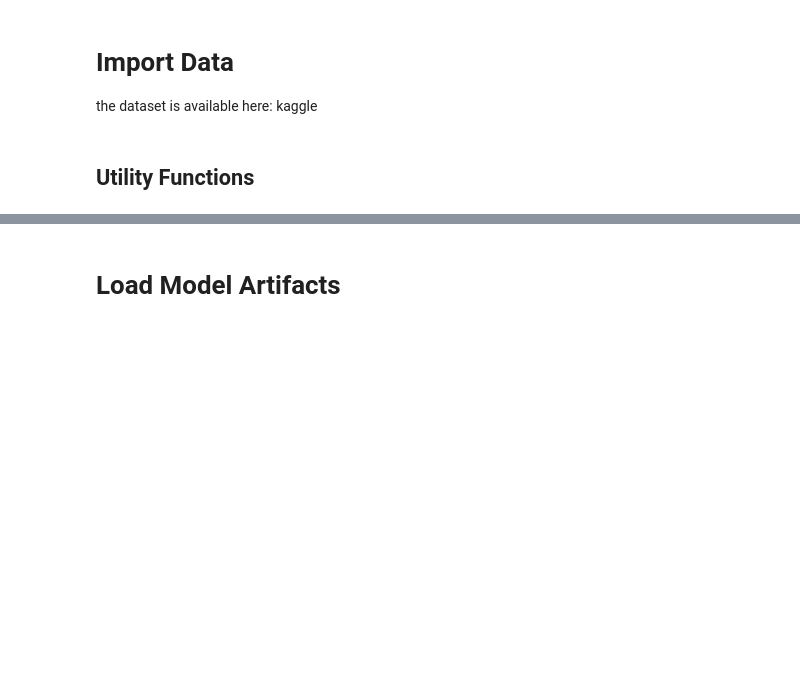
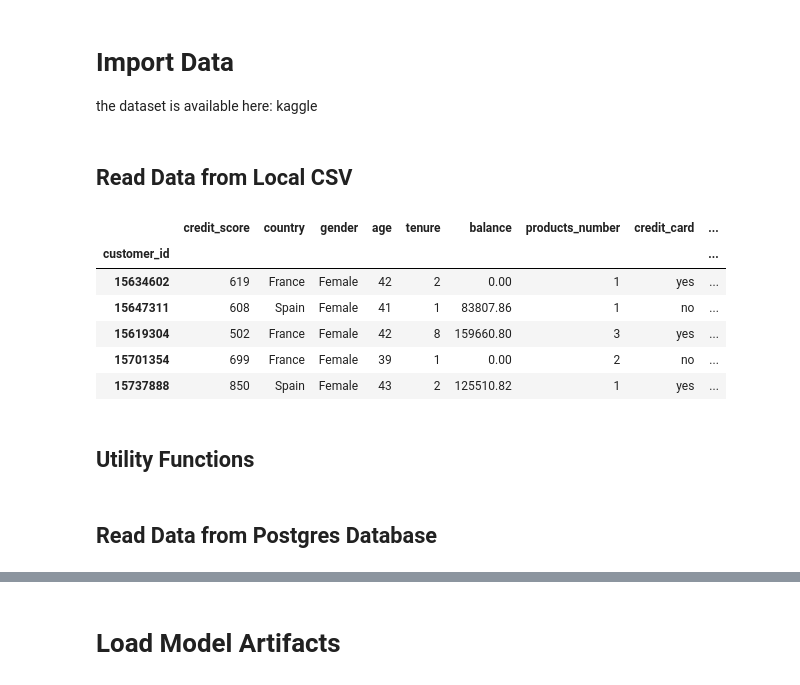
Before and after one commit to Sebastian1981/Marketing-Sales-Customer-Churn-Prediction-Webapp, a Jupyter notebook: experiment/02_bank_customer_churn_prediction_scoring_pipeline.ipynb, the cells around one changed output, grey strips where cells are left out. Saved outputs shown, nothing was run; the diff lists cells and outputs as text; code cells hidden in the pictures; blank space fills up the shorter version.

```diff
--- a/experiment/02_bank_customer_churn_prediction_scoring_pipeline.ipynb
+++ b/experiment/02_bank_customer_churn_prediction_scoring_pipeline.ipynb
@@ -8,21 +8,31 @@ import pandas as pd
 # %% [markdown]
 # Import Data
 the dataset is available here: kaggle
+# %% [markdown]
+## Read Data from Local CSV
 # %%
-## load data from local csv
-#df = pd.read_csv(
-#        filepath_or_buffer = '../data/bank_customers_churn_dataset.csv',
-#        index_col='customer_id'
-#)
-#
-## drop churn column for segmentation
-#df.drop('churn', axis=1, inplace=True)
-#
-## change type of categorical columns "credit_card" and "active_member"
-#df['credit_card'] = df['credit_card'].apply(lambda x: 'yes' if x == 1 else 'no')
-#df['active_member'] = df['active_member'].apply(lambda x: 'yes' if x == 1 else 'no')
-#
-#df.head()
+# load data from local csv
+df = pd.read_csv(
+        filepath_or_buffer = '../data/bank_customers_churn_dataset.csv',
+        index_col='customer_id'
+)
+
+# drop churn column for segmentation
+df.drop('churn', axis=1, inplace=True)
+
+# change type of categorical columns "credit_card" and "active_member"
+df['credit_card'] = df['credit_card'].apply(lambda x: 'yes' if x == 1 else 'no')
+df['active_member'] = df['active_member'].apply(lambda x: 'yes' if x == 1 else 'no')
+
+df.head()
+# %% [output]
+|  | credit_score | country | gender | age | tenure | balance | products_number | credit_card | ... |
+| customer_id |  |  |  |  |  |  |  |  | ... |
+| 15634602 | 619 | France | Female | 42 | 2 | 0.00 | 1 | yes | ... |
+| 15647311 | 608 | Spain | Female | 41 | 1 | 83807.86 | 1 | no | ... |
+| 15619304 | 502 | France | Female | 42 | 8 | 159660.80 | 3 | yes | ... |
+| 15701354 | 699 | France | Female | 39 | 1 | 0.00 | 2 | no | ... |
+| 15737888 | 850 | Spain | Female | 43 | 2 | 125510.82 | 1 | yes | ... |
 # %% [markdown]
 ## Utility Functions
 # %%
@@ -51,4 +61,6 @@ def get_data_from_my_postgre_db(password:str, table_name:str)->pd.DataFrame:
     conn.close()
     # turn dictionary into dataframe
     return pd.DataFrame.from_dict(data)
+# %% [markdown]
+## Read Data from Postgres Database
 # %%
```
Also changed, not shown: parts of 5 cells of this notebook, 1 other file.
